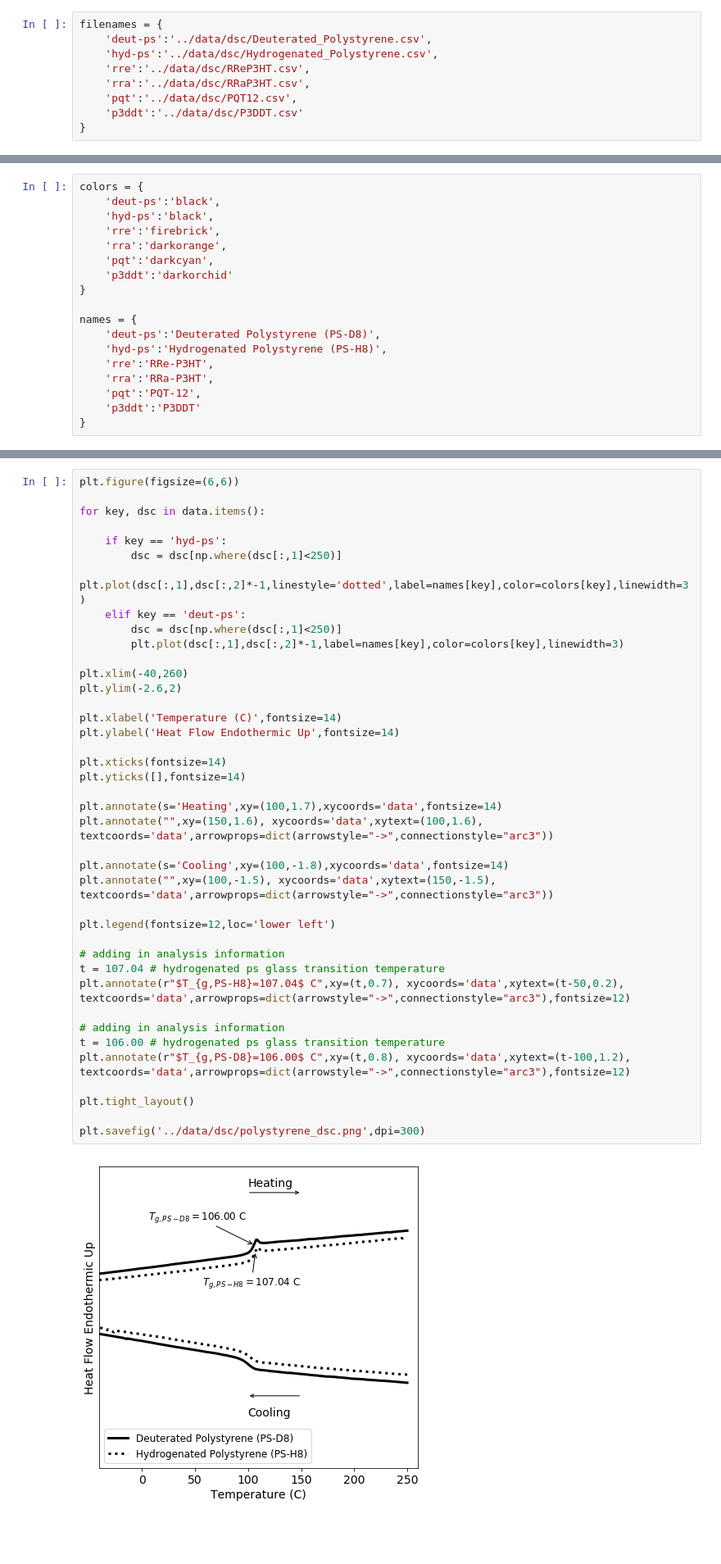
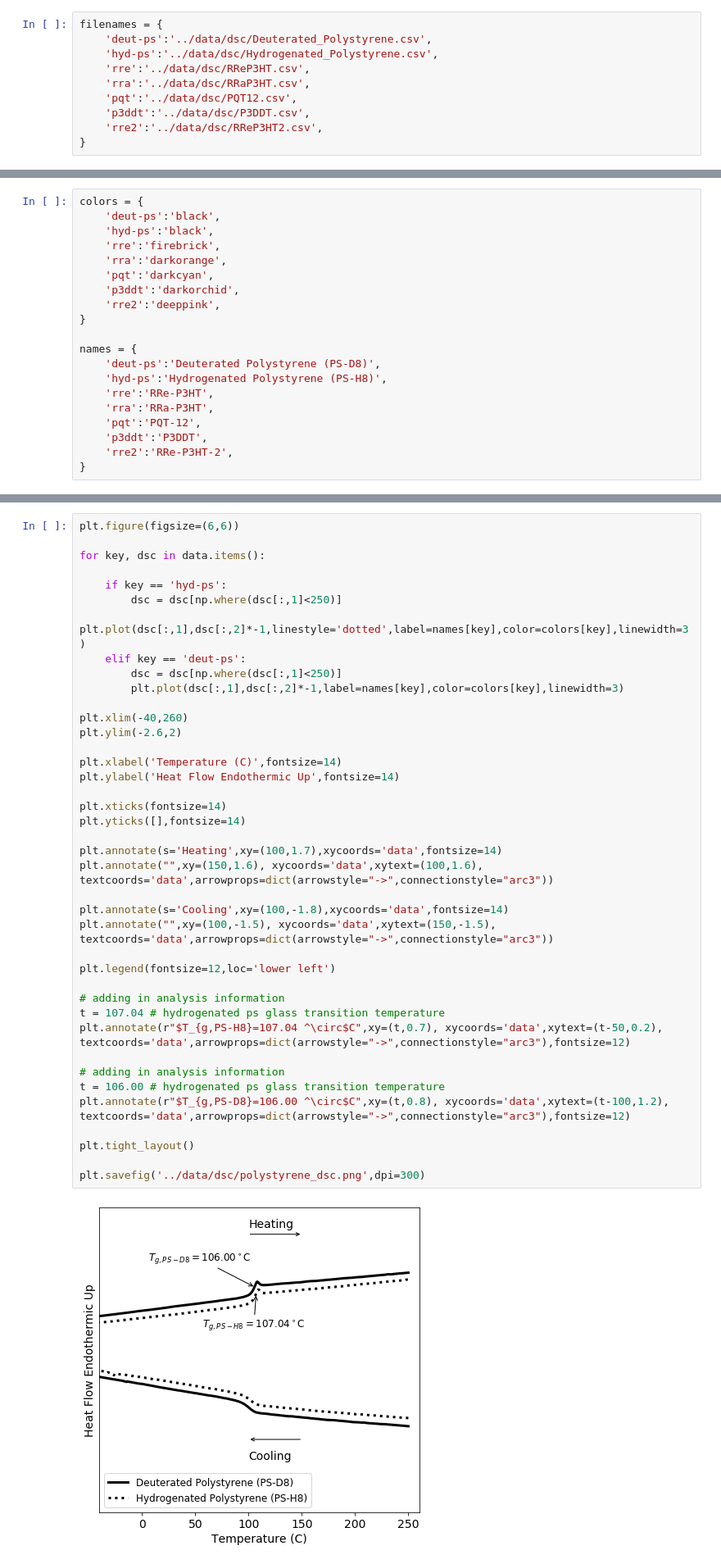
Before and after one commit to pozzo-research-group/c-wolf-blends-morphology, a Jupyter notebook: dsc/Plotting_DSC_Data.ipynb, the cells around one changed output, grey strips where cells are left out. Shown at 82% size. Drawn from its saved outputs; the diff is of its cells as text; blank space fills up the shorter version.

```diff
--- a/dsc/Plotting_DSC_Data.ipynb
+++ b/dsc/Plotting_DSC_Data.ipynb
@@ -14,7 +14,8 @@ filenames = {
     'rre':'../data/dsc/RReP3HT.csv',
     'rra':'../data/dsc/RRaP3HT.csv',
     'pqt':'../data/dsc/PQT12.csv',
-    'p3ddt':'../data/dsc/P3DDT.csv'
+    'p3ddt':'../data/dsc/P3DDT.csv',
+    'rre2':'../data/dsc/RReP3HT2.csv',
 }
 # %%
 data = {}
@@ -29,7 +30,8 @@ colors = {
     'rre':'firebrick',
     'rra':'darkorange',
     'pqt':'darkcyan',
-    'p3ddt':'darkorchid'
+    'p3ddt':'darkorchid',
+    'rre2':'deeppink',
 }
 
 names = {
@@ -38,7 +40,8 @@ names = {
     'rre':'RRe-P3HT',
     'rra':'RRa-P3HT',
     'pqt':'PQT-12',
-    'p3ddt':'P3DDT'
+    'p3ddt':'P3DDT',
+    'rre2':'RRe-P3HT-2',
 }
 # %%
 plt.figure(figsize=(6,6))
@@ -199,33 +207,33 @@ for key, dsc in data.items():
         dsc = dsc[np.where(dsc[:,1]<250)]
         plt.plot(dsc[:,1],dsc[:,2]*-1,label=names[key],color=colors[key],linewidth=3)
 
 plt.xlim(-40,260)
 plt.ylim(-2.6,2)
 
 plt.xlabel('Temperature (C)',fontsize=14)
 plt.ylabel('Heat Flow Endothermic Up',fontsize=14)
 
 plt.xticks(fontsize=14)
 plt.yticks([],fontsize=14)
 
 plt.annotate(s='Heating',xy=(100,1.7),xycoords='data',fontsize=14)
 plt.annotate("",xy=(150,1.6), xycoords='data',xytext=(100,1.6), textcoords='data',arrowprops=dict(arrowstyle="->",connectionstyle="arc3"))
 
 plt.annotate(s='Cooling',xy=(100,-1.8),xycoords='data',fontsize=14)
 plt.annotate("",xy=(100,-1.5), xycoords='data',xytext=(150,-1.5), textcoords='data',arrowprops=dict(arrowstyle="->",connectionstyle="arc3"))
 
 plt.legend(fontsize=12,loc='lower left')
 
 # adding in analysis information
 t = 107.04 # hydrogenated ps glass transition temperature
-plt.annotate(r"$T_{g,PS-H8}=107.04$ C",xy=(t,0.7), xycoords='data',xytext=(t-50,0.2), textcoords='data',arrowprops=dict(arrowstyle="->",connectionstyle="arc3"),fontsize=12)
+plt.annotate(r"$T_{g,PS-H8}=107.04 ^\circ$C",xy=(t,0.7), xycoords='data',xytext=(t-50,0.2), textcoords='data',arrowprops=dict(arrowstyle="->",connectionstyle="arc3"),fontsize=12)
 
 # adding in analysis information
 t = 106.00 # hydrogenated ps glass transition temperature
-plt.annotate(r"$T_{g,PS-D8}=106.00$ C",xy=(t,0.8), xycoords='data',xytext=(t-100,1.2), textcoords='data',arrowprops=dict(arrowstyle="->",connectionstyle="arc3"),fontsize=12)
+plt.annotate(r"$T_{g,PS-D8}=106.00 ^\circ$C",xy=(t,0.8), xycoords='data',xytext=(t-100,1.2), textcoords='data',arrowprops=dict(arrowstyle="->",connectionstyle="arc3"),fontsize=12)
 
 plt.tight_layout()
 
 plt.savefig('../data/dsc/polystyrene_dsc.png',dpi=300)
 # %% [output]
-[figure, old version]
+[figure, new version]
```
Also changed, not shown: parts of 3 cells of this notebook.
